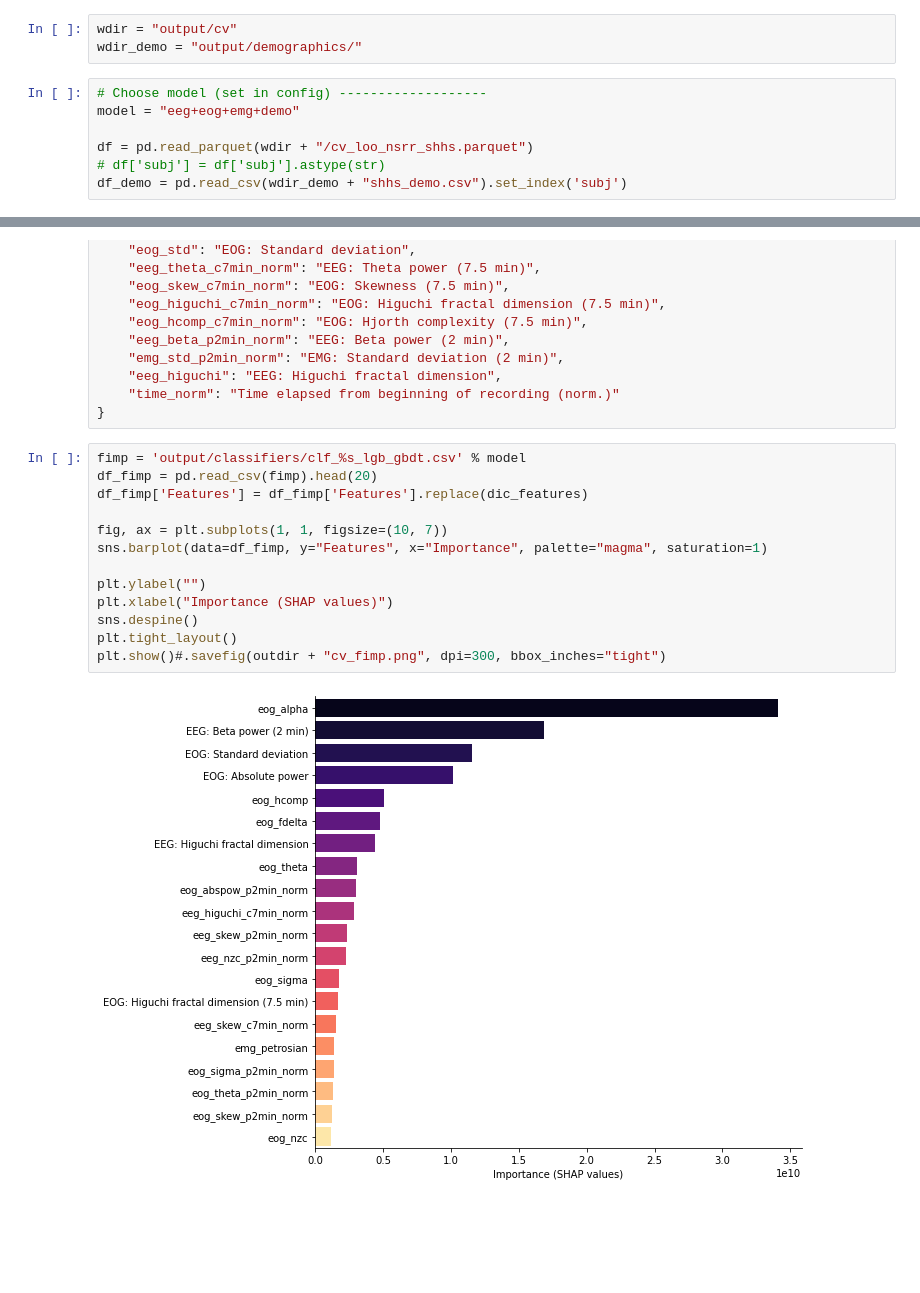
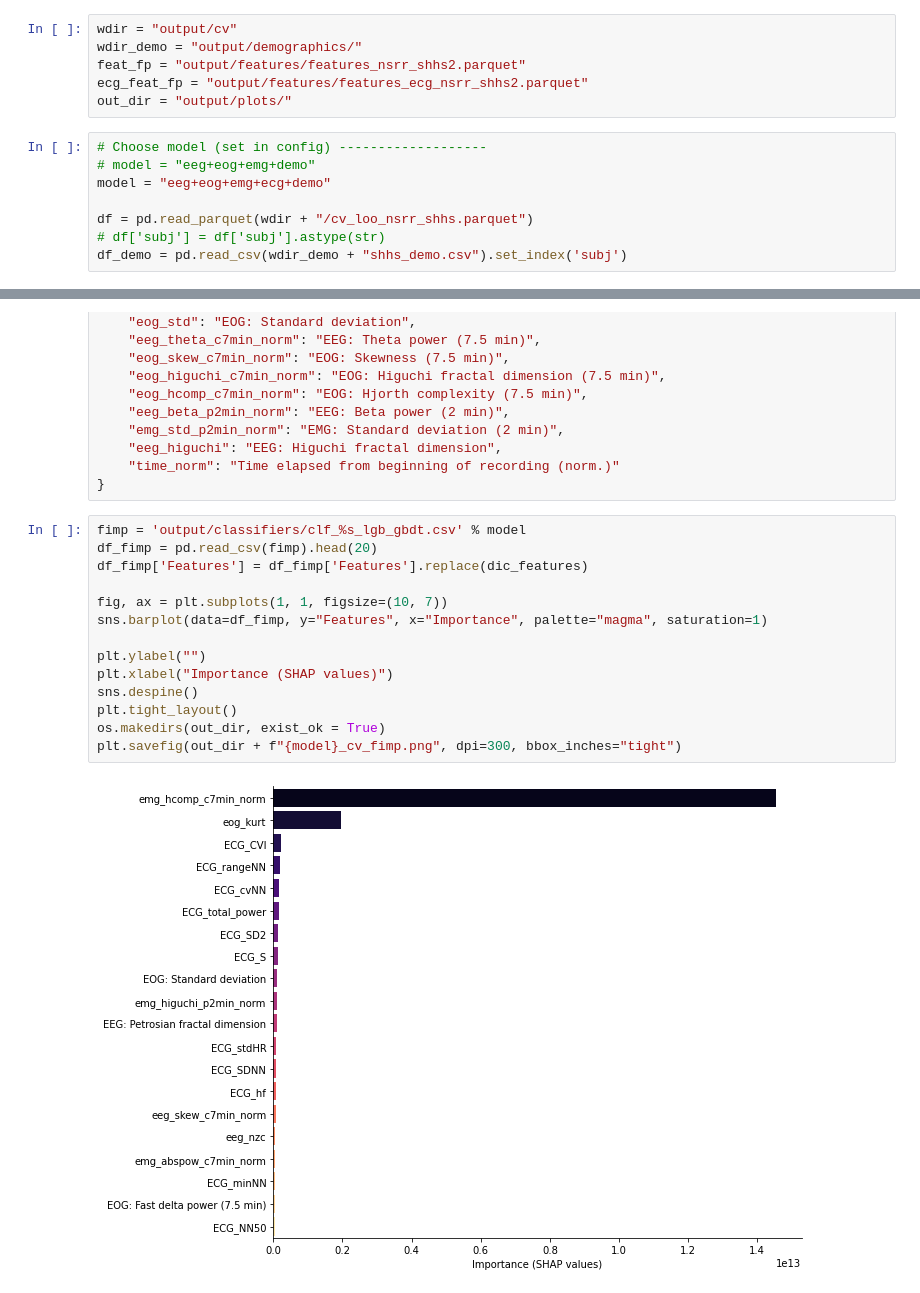
Before and after one commit to chinkevin/DSC180_sleep_apnea, a Jupyter notebook: notebooks/Validate-Copy1.ipynb, the cells around one changed output, grey strips where cells are left out. Drawn from its saved outputs; the diff is of its cells as text; blank space fills up the shorter version.

```diff
--- a/notebooks/Validate-Copy1.ipynb
+++ b/notebooks/Validate-Copy1.ipynb
@@ -12,9 +12,13 @@ from helper_functions import mean_std, median_iqr, perc_transition
 # %%
 wdir = "output/cv"
 wdir_demo = "output/demographics/"
+feat_fp = "output/features/features_nsrr_shhs2.parquet"
+ecg_feat_fp = "output/features/features_ecg_nsrr_shhs2.parquet"
+out_dir = "output/plots/"
 # %%
 # Choose model (set in config) -------------------
-model = "eeg+eog+emg+demo"
+# model = "eeg+eog+emg+demo"
+model = "eeg+eog+emg+ecg+demo"
 
 df = pd.read_parquet(wdir + "/cv_loo_nsrr_shhs.parquet")
 # df['subj'] = df['subj'].astype(str)
@@ -215,15 +273,16 @@ dic_features = {
 # %%
 fimp = 'output/classifiers/clf_%s_lgb_gbdt.csv' % model
 df_fimp = pd.read_csv(fimp).head(20)
 df_fimp['Features'] = df_fimp['Features'].replace(dic_features)
 
 fig, ax = plt.subplots(1, 1, figsize=(10, 7))
 sns.barplot(data=df_fimp, y="Features", x="Importance", palette="magma", saturation=1)
 
 plt.ylabel("")
 plt.xlabel("Importance (SHAP values)")
 sns.despine()
 plt.tight_layout()
-plt.show()#.savefig(outdir + "cv_fimp.png", dpi=300, bbox_inches="tight")
+os.makedirs(out_dir, exist_ok = True)
+plt.savefig(out_dir + f"{model}_cv_fimp.png", dpi=300, bbox_inches="tight")
 # %% [output]
-[figure, old version]
+[figure, new version]
```
Also changed, not shown: parts of 17 cells of this notebook, 6 other files.
